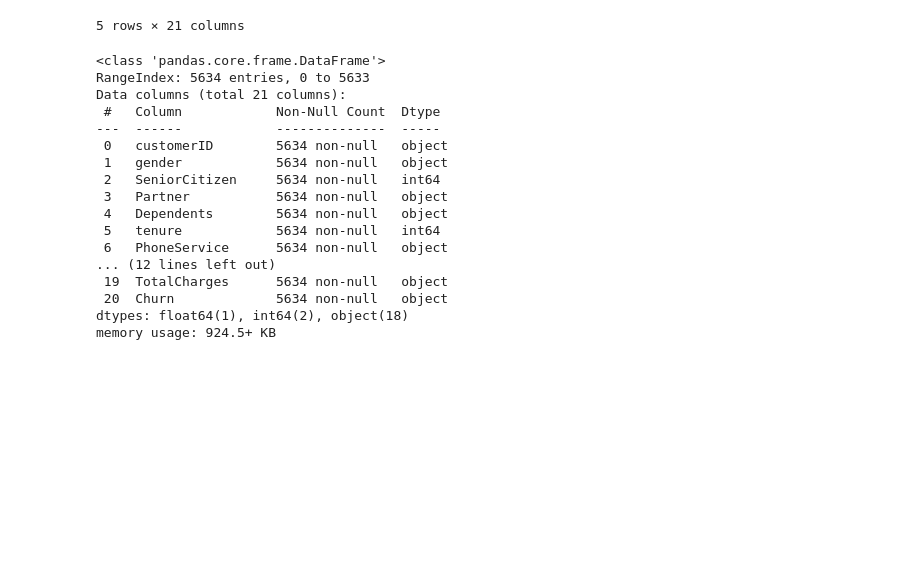
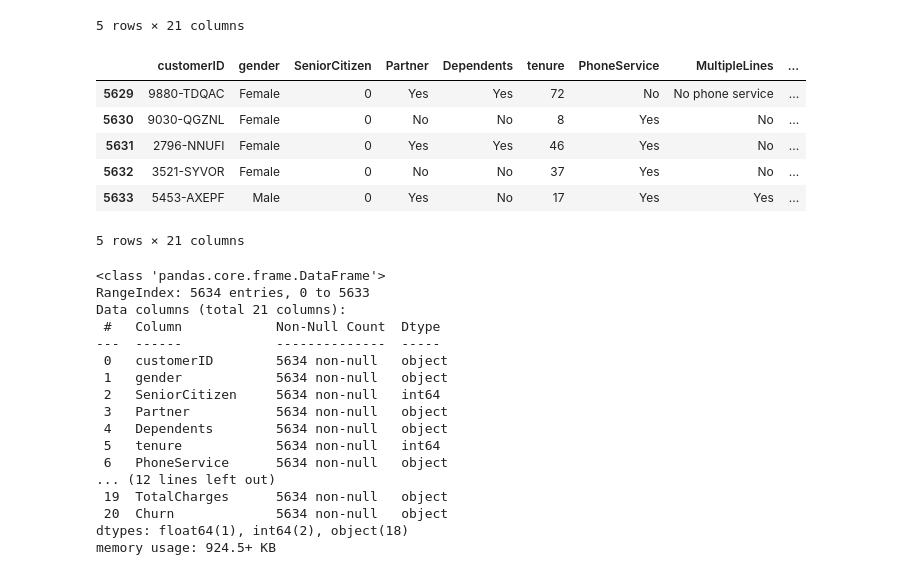
Before and after one commit to Ahmad223455322/Deep-la-rning-Linja-r_reg, a Jupyter notebook: Ahmad_Zarzar_XGboost.ipynb, the cells around one changed output. Cells and saved outputs as stored; diff of their text form; code cells hidden in the pictures; blank space fills up the shorter version.

```diff
--- a/Ahmad_Zarzar_XGboost.ipynb
+++ b/Ahmad_Zarzar_XGboost.ipynb
@@ -21,6 +21,16 @@ train_churn.head()
 | 3 | 2732-ISEZX | Female | 0 | No | No | 5 | Yes | No | ... |
 | 4 | 7607-QKKTJ | Male | 0 | Yes | Yes | 45 | Yes | Yes | ... |
 5 rows × 21 columns
+# %%
+train_churn.tail()
+# %% [output]
+|  | customerID | gender | SeniorCitizen | Partner | Dependents | tenure | PhoneService | MultipleLines | ... |
+| 5629 | 9880-TDQAC | Female | 0 | Yes | Yes | 72 | No | No phone service | ... |
+| 5630 | 9030-QGZNL | Female | 0 | No | No | 8 | Yes | No | ... |
+| 5631 | 2796-NNUFI | Female | 0 | Yes | Yes | 46 | Yes | No | ... |
+| 5632 | 3521-SYVOR | Female | 0 | No | No | 37 | Yes | No | ... |
+| 5633 | 5453-AXEPF | Male | 0 | Yes | No | 17 | Yes | Yes | ... |
+5 rows × 21 columns
 # %%
 train_churn.info()
 # %% [output]
```
Also changed, not shown: parts of 16 cells of this notebook.
